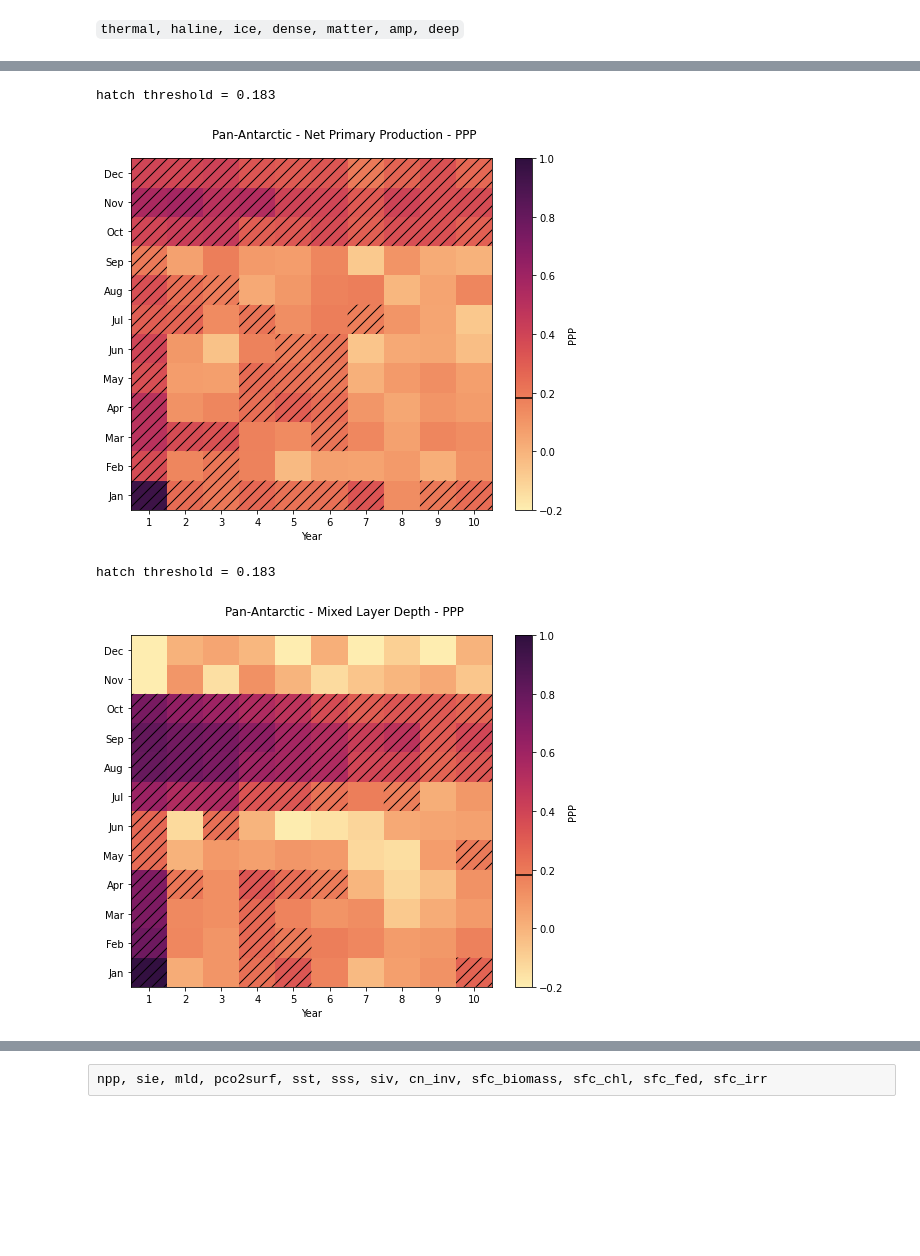
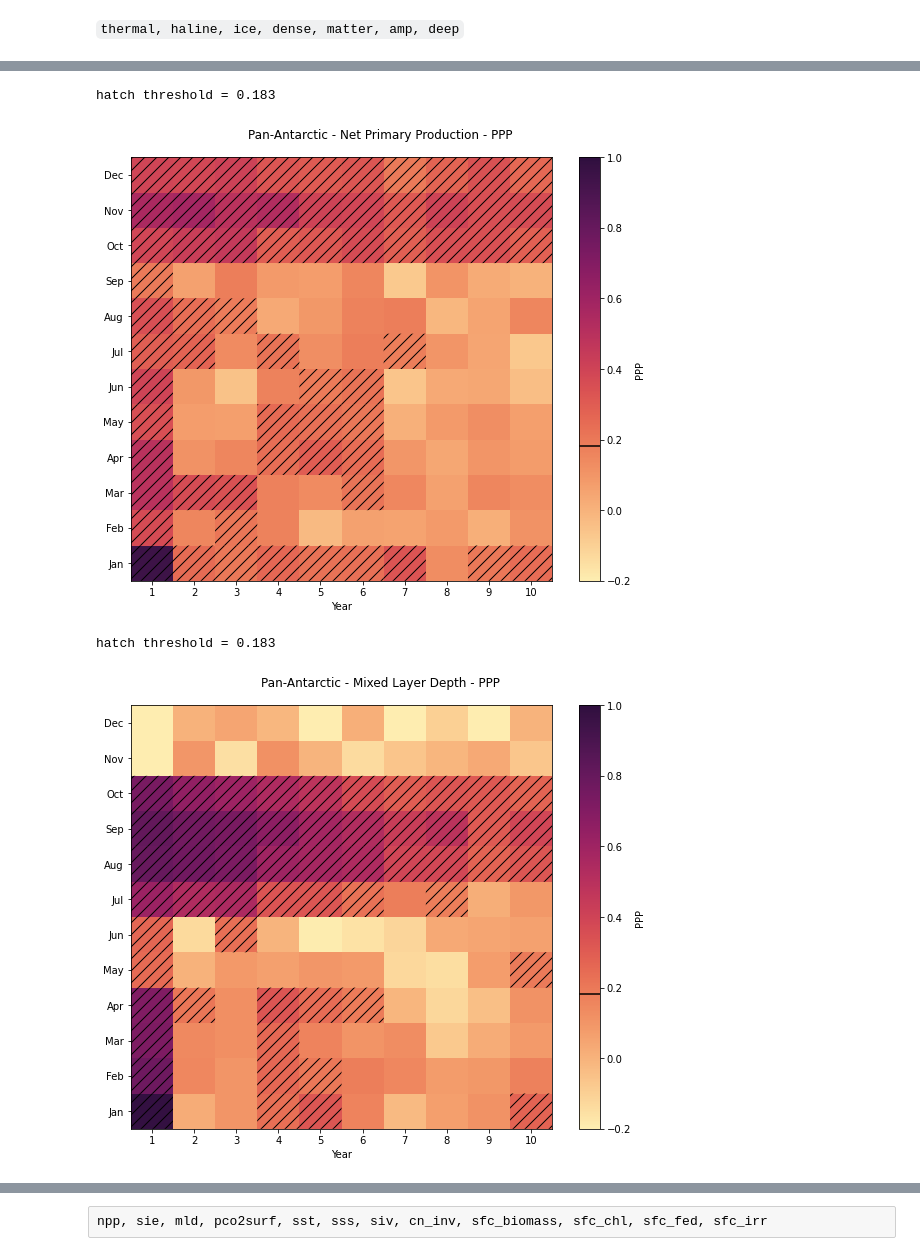
Before and after one commit to bbuchovecky/hmei, a Jupyter notebook: notebooks/ppp_comps.ipynb, the cells around one changed output, grey strips where cells are left out. Drawn from its saved outputs; the diff is of its cells as text; code cells hidden in the pictures; blank space fills up the shorter version.

```diff
--- a/notebooks/ppp_comps.ipynb
+++ b/notebooks/ppp_comps.ipynb
@@ -1216,11 +1455,11 @@ ppp_simple_heatmap('npp', 'all');
 # %%
-ppp_simple_heatmap('npp', 'SouthernOcean', hatch='//');
+ppp_simple_heatmap('npp', 'SouthernOcean', hatch='//', figsize=(8,7));
 # %% [output]
 hatch threshold = 0.183
-[figure, old version]
+[figure, new version]
 # %%
-ppp_simple_heatmap('mld', 'SouthernOcean', hatch='//');
+ppp_simple_heatmap('mld', 'SouthernOcean', hatch='//', figsize=(8,7));
 # %% [output]
 hatch threshold = 0.183
-[figure, old version]
+[figure, new version]
 # %%
```
Also changed, not shown: parts of 16 cells of this notebook, 1 other file.
